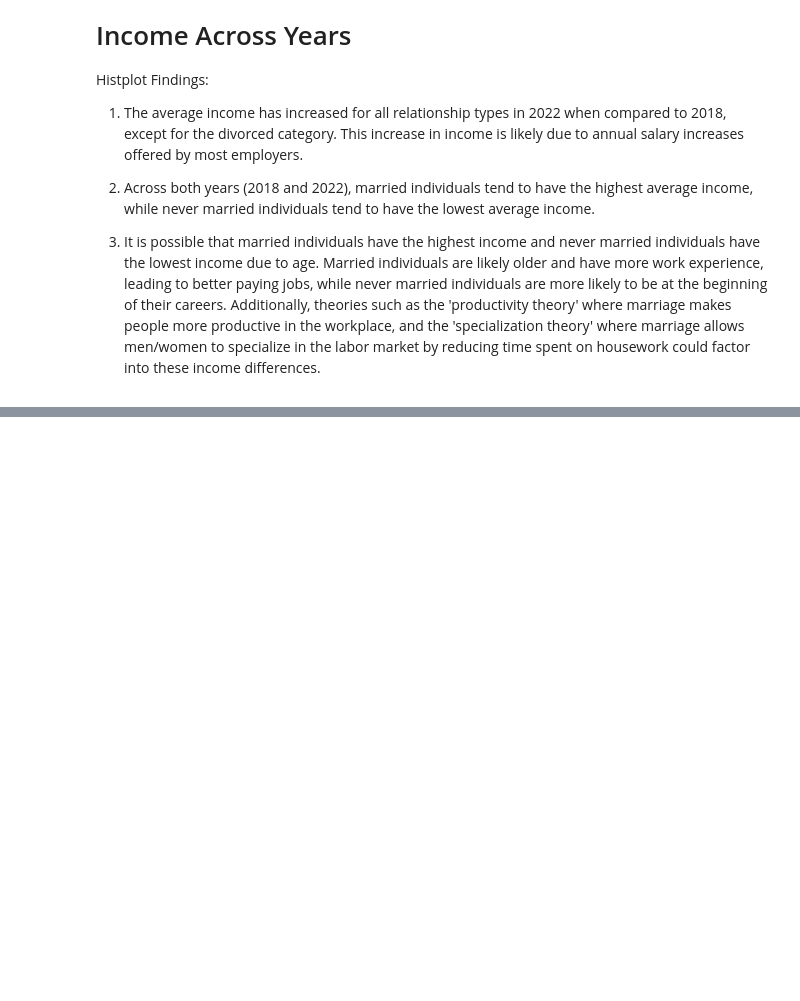
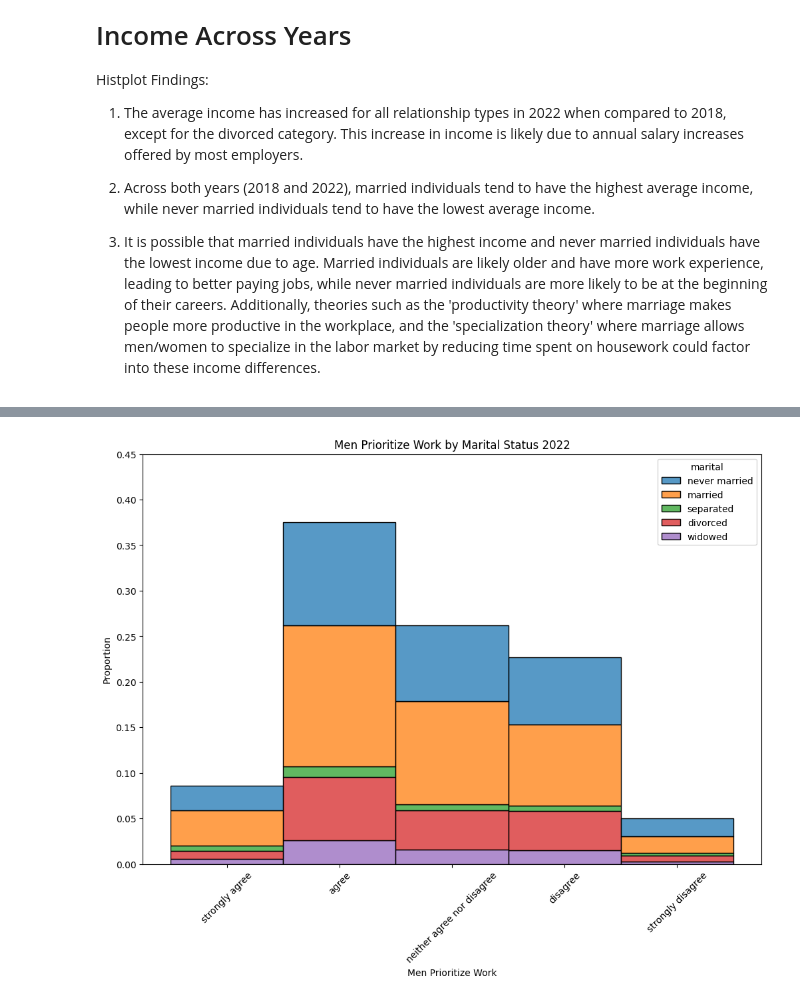
Before and after one commit to imdressel/project_gss, a Jupyter notebook: project1_Final_Visualizations.ipynb, the cells around one changed output, grey strips where cells are left out. Drawn from its saved outputs; the diff is of its cells as text; code cells hidden in the pictures; blank space fills up the shorter version.

```diff
--- a/project1_Final_Visualizations.ipynb
+++ b/project1_Final_Visualizations.ipynb
@@ -115,0 +168,10 @@ Histplot Findings:
+# %%
+plt.figure(figsize=(12,8))
+sns.histplot(data=df2022,x=df2022['meovrwrk'],hue=df2022['marital'],stat='proportion',multiple='stack')
+plt.xticks(rotation=45)
+plt.title("Men Prioritize Work by Marital Status 2022")
+plt.xlabel("Men Prioritize Work")
+plt.ylim([0, 0.45])
+plt.show()
+# %% [output]
+[figure, added]
```
Also changed, not shown: parts of 15 cells of this notebook.
